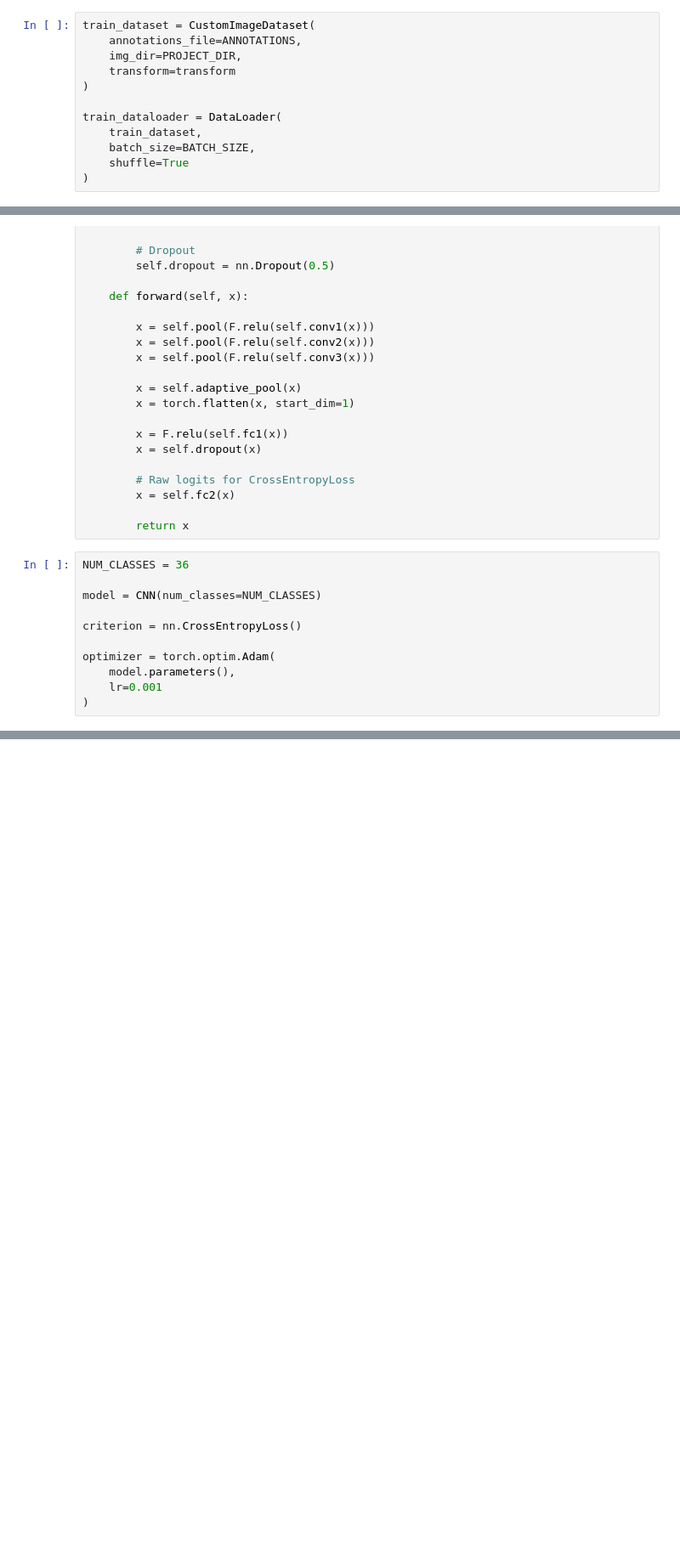
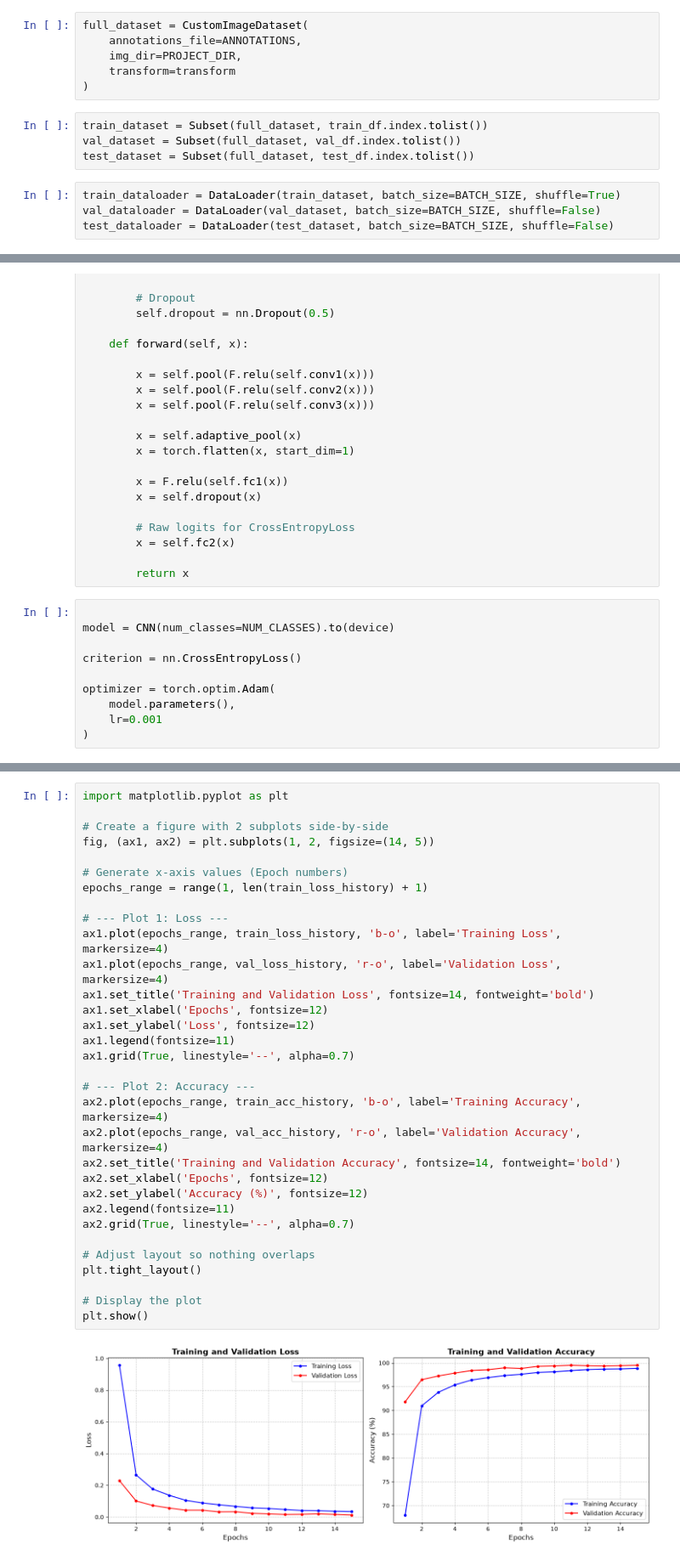
Before and after one commit to Apil120/MLIS-individual-assignment, a Jupyter notebook: notebooks/cnn.ipynb, the cells around one changed output, grey strips where cells are left out. Shown at 85% size. Cells and saved outputs as stored; diff of their text form; blank space fills up the shorter version.

Commit message:
Model training completed......

```diff
--- a/notebooks/cnn.ipynb
+++ b/notebooks/cnn.ipynb
@@ -140,12 +75,14 @@ transform = transforms.Compose([
 # %%
-train_dataset = CustomImageDataset(
+full_dataset = CustomImageDataset(
     annotations_file=ANNOTATIONS,
     img_dir=PROJECT_DIR,
     transform=transform
 )
-
-train_dataloader = DataLoader(
-    train_dataset,
-    batch_size=BATCH_SIZE,
-    shuffle=True
-)
+# %%
+train_dataset = Subset(full_dataset, train_df.index.tolist())
+val_dataset = Subset(full_dataset, val_df.index.tolist())
+test_dataset = Subset(full_dataset, test_df.index.tolist())
+# %%
+train_dataloader = DataLoader(train_dataset, batch_size=BATCH_SIZE, shuffle=True)
+val_dataloader = DataLoader(val_dataset, batch_size=BATCH_SIZE, shuffle=False)
+test_dataloader = DataLoader(test_dataset, batch_size=BATCH_SIZE, shuffle=False)
@@ -190,9 +135,8 @@ class CNN(nn.Module):
 
         return x
 # %%
-NUM_CLASSES = 36
 
-model = CNN(num_classes=NUM_CLASSES)
+model = CNN(num_classes=NUM_CLASSES).to(device)
 
 criterion = nn.CrossEntropyLoss()
 
@@ -232,0 +301,34 @@ Epoch [4/10], Loss: 0.1048
+# %%
+import matplotlib.pyplot as plt
+
+# Create a figure with 2 subplots side-by-side
+fig, (ax1, ax2) = plt.subplots(1, 2, figsize=(14, 5))
+
+# Generate x-axis values (Epoch numbers)
+epochs_range = range(1, len(train_loss_history) + 1)
+
+# --- Plot 1: Loss ---
+ax1.plot(epochs_range, train_loss_history, 'b-o', label='Training Loss', markersize=4)
+ax1.plot(epochs_range, val_loss_history, 'r-o', label='Validation Loss', markersize=4)
+ax1.set_title('Training and Validation Loss', fontsize=14, fontweight='bold')
+ax1.set_xlabel('Epochs', fontsize=12)
+ax1.set_ylabel('Loss', fontsize=12)
+ax1.legend(fontsize=11)
+ax1.grid(True, linestyle='--', alpha=0.7)
+
+# --- Plot 2: Accuracy ---
+ax2.plot(epochs_range, train_acc_history, 'b-o', label='Training Accuracy', markersize=4)
+ax2.plot(epochs_range, val_acc_history, 'r-o', label='Validation Accuracy', markersize=4)
+ax2.set_title('Training and Validation Accuracy', fontsize=14, fontweight='bold')
+ax2.set_xlabel('Epochs', fontsize=12)
+ax2.set_ylabel('Accuracy (%)', fontsize=12)
+ax2.legend(fontsize=11)
+ax2.grid(True, linestyle='--', alpha=0.7)
+
+# Adjust layout so nothing overlaps
+plt.tight_layout()
+
+# Display the plot
+plt.show()
+# %% [output]
+[figure, added]
```
Also changed, not shown: parts of 9 cells of this notebook.
